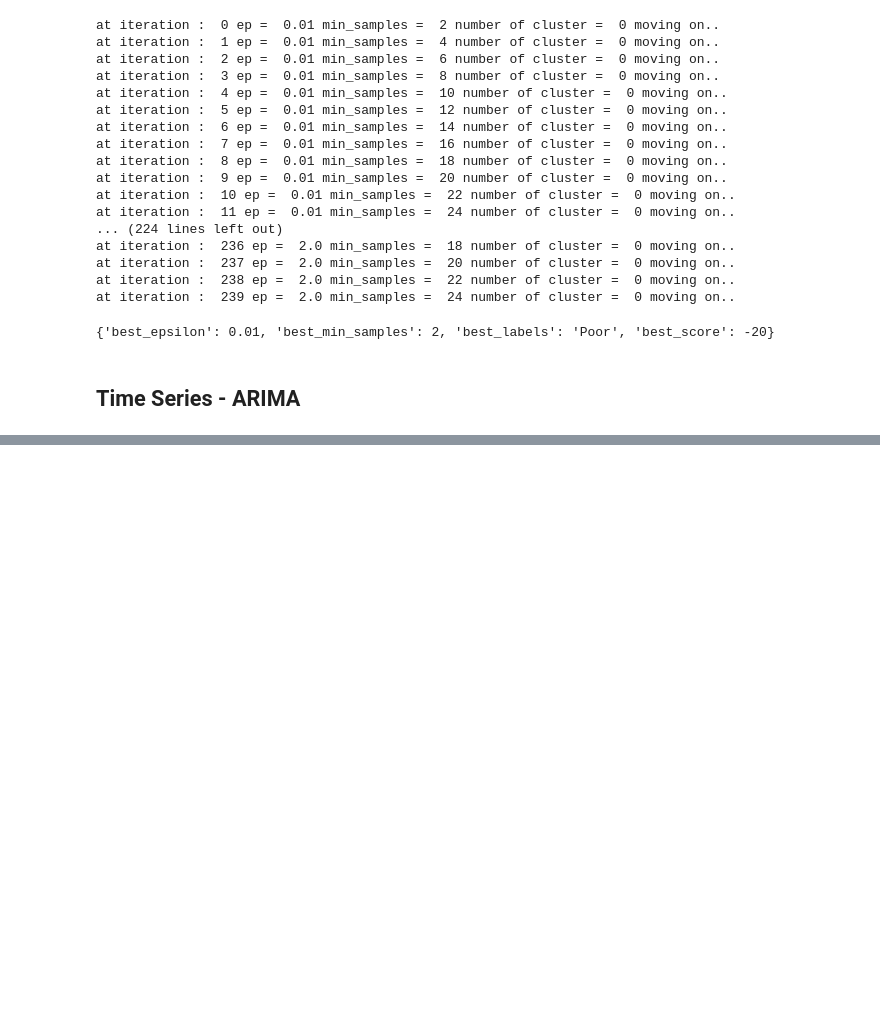
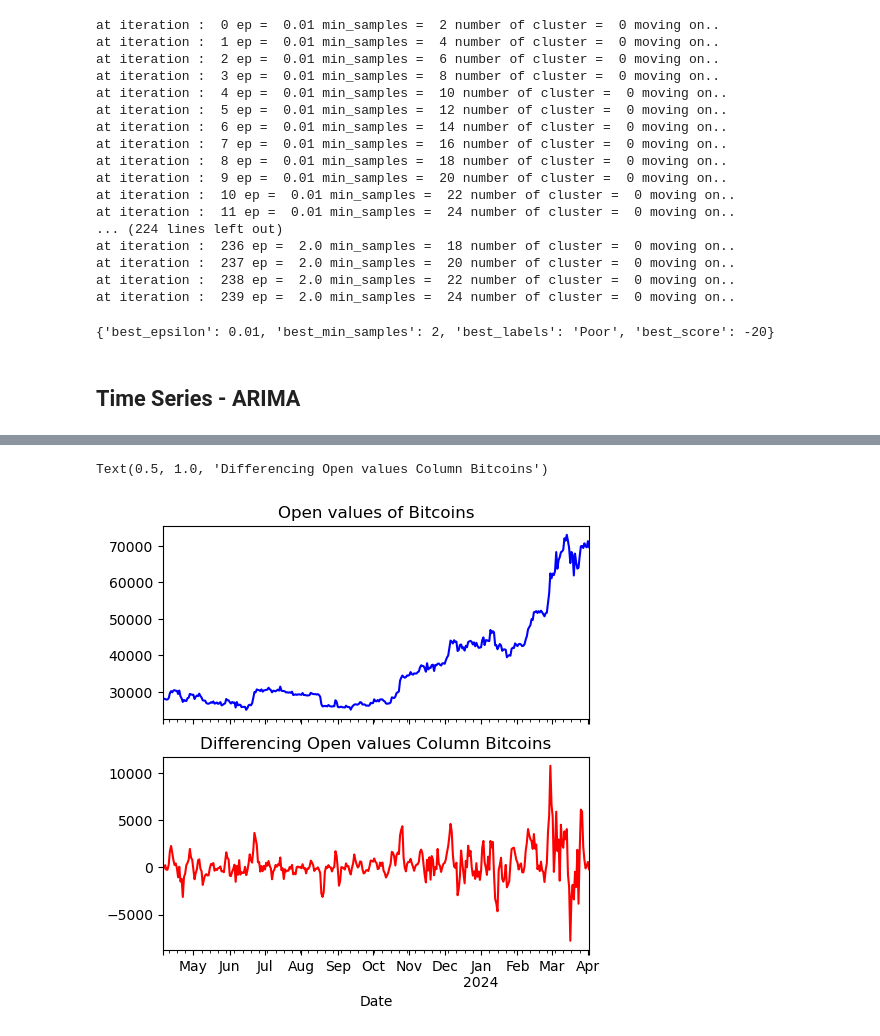
Before and after one commit to TatiHelena/ML_for_Business, a Jupyter notebook: TatianeHAlves_HDFT_MLforBusiness_CA1_24.ipynb, the cells around one changed output, grey strips where cells are left out. Saved outputs shown, nothing was run; the diff lists cells and outputs as text; code cells hidden in the pictures; blank space fills up the shorter version.

```diff
--- a/TatianeHAlves_HDFT_MLforBusiness_CA1_24.ipynb
+++ b/TatianeHAlves_HDFT_MLforBusiness_CA1_24.ipynb
@@ -516,0 +659,6 @@ print(best_para)
+# %%
+# Drop the first row of 'Close' column because It has 'NaN' value
+df_stationary = df['Open'].diff(3).dropna()
+
+# Display the first five records
+df_stationary.head()
@@ -516,0 +673,11 @@ print(best_para)
+# %%
+# Declare the fig abd ax as two arguments
+fig, ax = plt.subplots(2, sharex = True)
+fig.set_size_inches(5.5, 5.5)
+df['Open'].plot(ax = ax[0], color = 'b')
+ax[0].set_title('Open values of Bitcoins')
+df_stationary.plot(ax = ax[1], color = 'r')
+ax[1].set_title('Differencing Open values Column Bitcoins')
+# %% [output]
+Text(0.5, 1.0, 'Differencing Open values Column Bitcoins')
+[figure, added]
```
Also changed, not shown: parts of 18 cells of this notebook.
